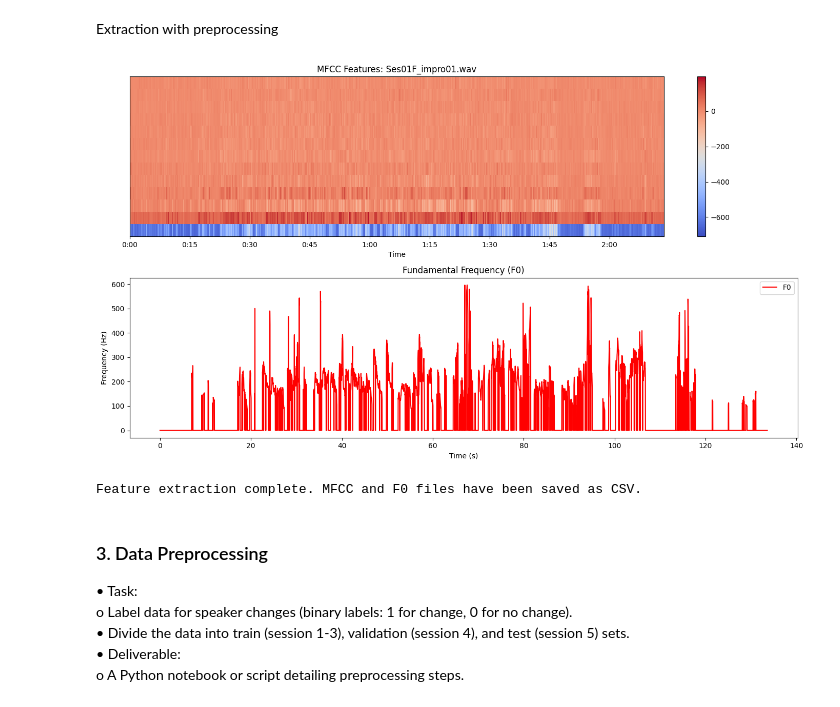
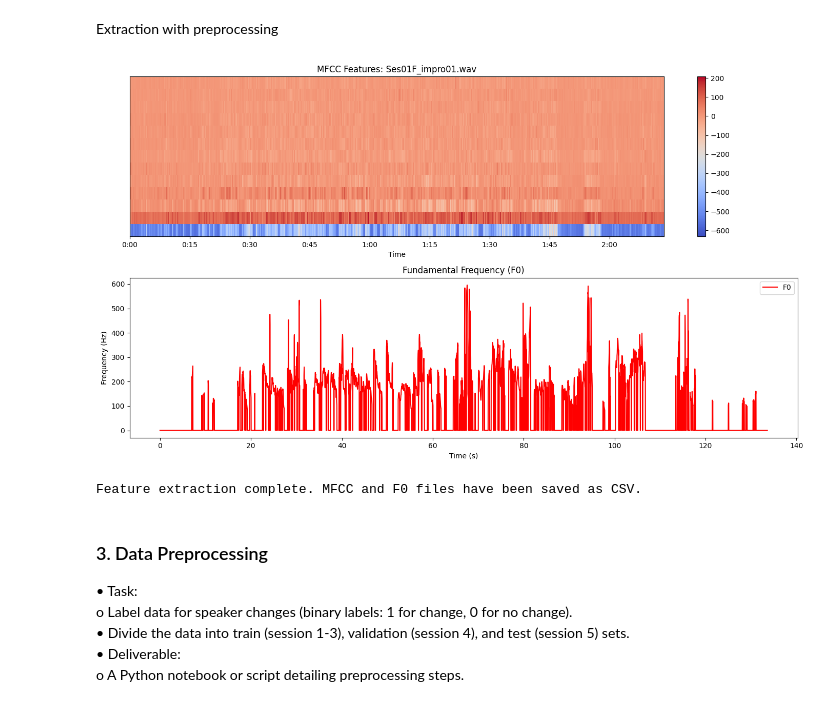
Before and after one commit to JohnasLeee/Speaker-Change-Detection-Using-F0-and-MFCC-Features-with-the-IEMOCAP-Dataset, a Jupyter notebook: main.ipynb, the cells around one changed output. Cells and saved outputs as stored; diff of their text form; code cells hidden in the pictures.

```diff
--- a/main.ipynb
+++ b/main.ipynb
@@ -170,8 +170,8 @@ output_dir = r'IEMOCAP\IEMOCAP\features'
 os.makedirs(output_dir, exist_ok=True)
 
 # Frame and hop size in seconds
-frame_length = 0.02  # 20 ms
-hop_length = 0.01    # 10 ms
+frame_length = 0.05  # 20 ms
+hop_length = 0.02    # 10 ms
 
 # For visualization (optional) - to only plot one file
 first_wav_plotted = False
@@ -200,34 +200,34 @@ for file in os.listdir(wav_dir):
         # Save extracted features as CSV
         base_name = os.path.splitext(file)[0]
         feature_df = pd.DataFrame(mfcc.T, columns=[f'mfcc_{i+1}' for i in range(mfcc.shape[0])])
         feature_df['f0'] = np.interp(np.arange(len(mfcc.T)), np.arange(len(f0)), f0)
         feature_df.to_csv(os.path.join(output_dir, f'{base_name}.csv'), index=False)
 
         # Visualization for the first file only
         if not first_wav_plotted:
             plt.figure(figsize=(14, 8))
 
             plt.subplot(2, 1, 1)
             librosa.display.specshow(mfcc, x_axis='time', sr=sr, hop_length=hop_size)
             plt.colorbar()
             plt.title(f'MFCC Features: {file}')
 
             plt.subplot(2, 1, 2)
             time_axis = np.linspace(0, len(f0) * hop_length, len(f0))
             plt.plot(time_axis, f0, color='r', label='F0')
             plt.xlabel('Time (s)')
             plt.ylabel('Frequency (Hz)')
             plt.title('Fundamental Frequency (F0)')
             plt.legend()
 
             plt.tight_layout()
             plt.show()
 
             first_wav_plotted = True
 
 print("Feature extraction complete. MFCC and F0 files have been saved as CSV.")
 # %% [output]
-[figure, old version]
+[figure, new version]
 Feature extraction complete. MFCC and F0 files have been saved as CSV.
 # %% [markdown]
 ### 3. Data Preprocessing
```
Also changed, not shown: parts of 7 cells of this notebook, 1 other file.
